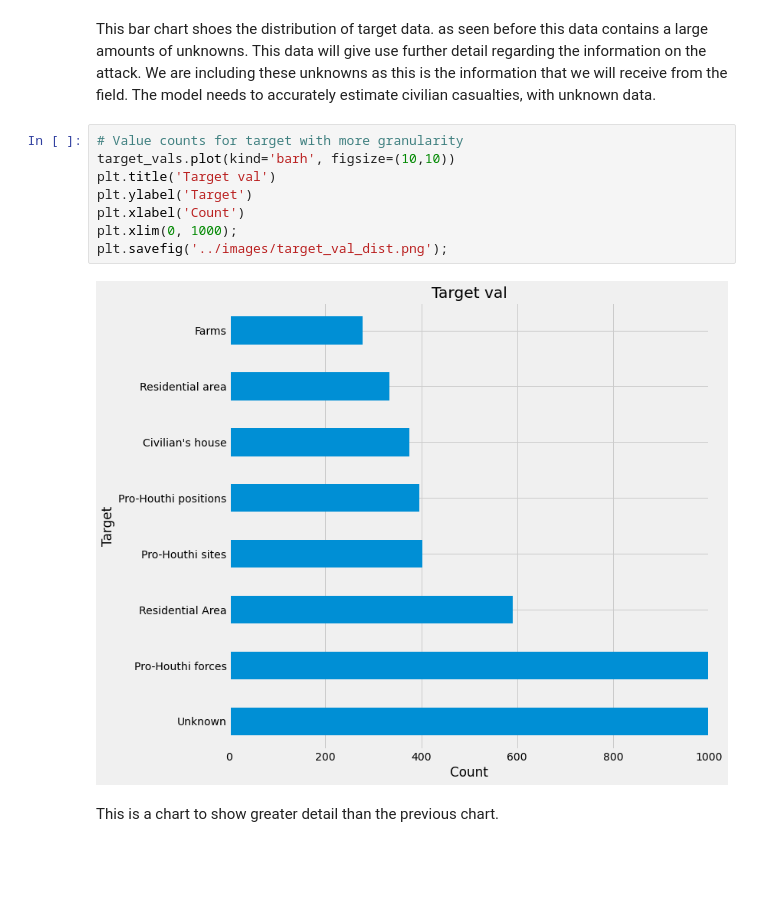
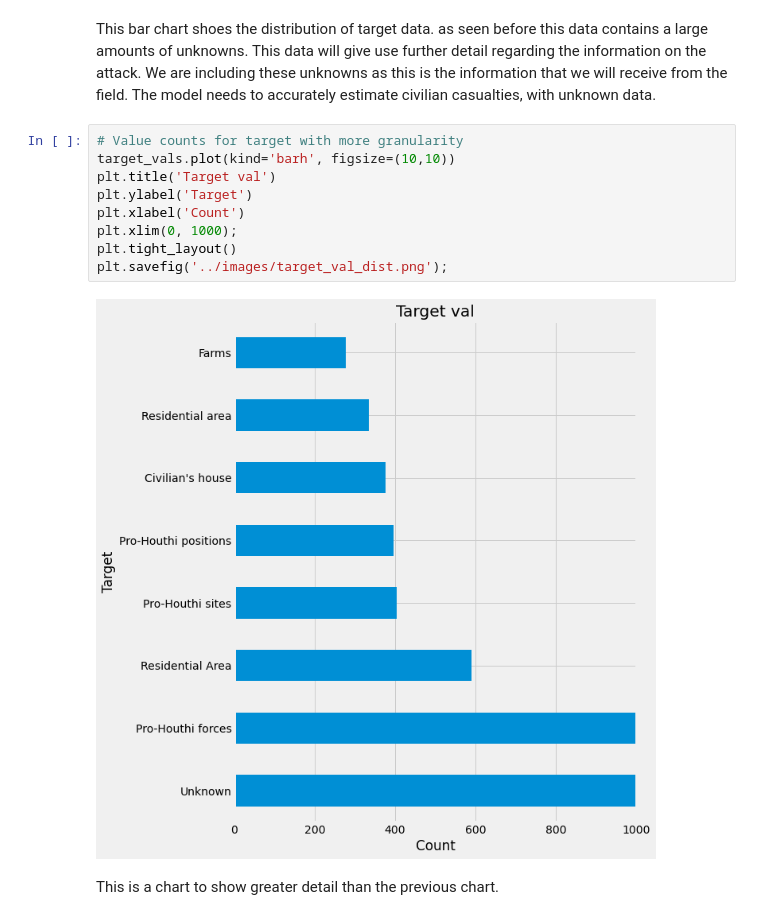
Before and after one commit to gnelsonpr6/yemen_air_raids, a Jupyter notebook: main_notebooks/eda_notebook.ipynb, the cells around one changed output. Saved outputs shown, nothing was run; the diff lists cells and outputs as text; blank space fills up the shorter version.

```diff
--- a/main_notebooks/eda_notebook.ipynb
+++ b/main_notebooks/eda_notebook.ipynb
@@ -140,13 +142,14 @@ This data will give use further detail regarding the information on the attack.
 # %%
 # Value counts for target with more granularity
 target_vals.plot(kind='barh', figsize=(10,10))
 plt.title('Target val')
 plt.ylabel('Target')
 plt.xlabel('Count')
 plt.xlim(0, 1000);
+plt.tight_layout()
 plt.savefig('../images/target_val_dist.png');
 # %% [output]
-[figure, old version]
+[figure, new version]
 # %% [markdown]
 This is a chart to show greater detail than the previous chart.
 # %%
```
Also changed, not shown: parts of 17 cells of this notebook, 21 other files.
